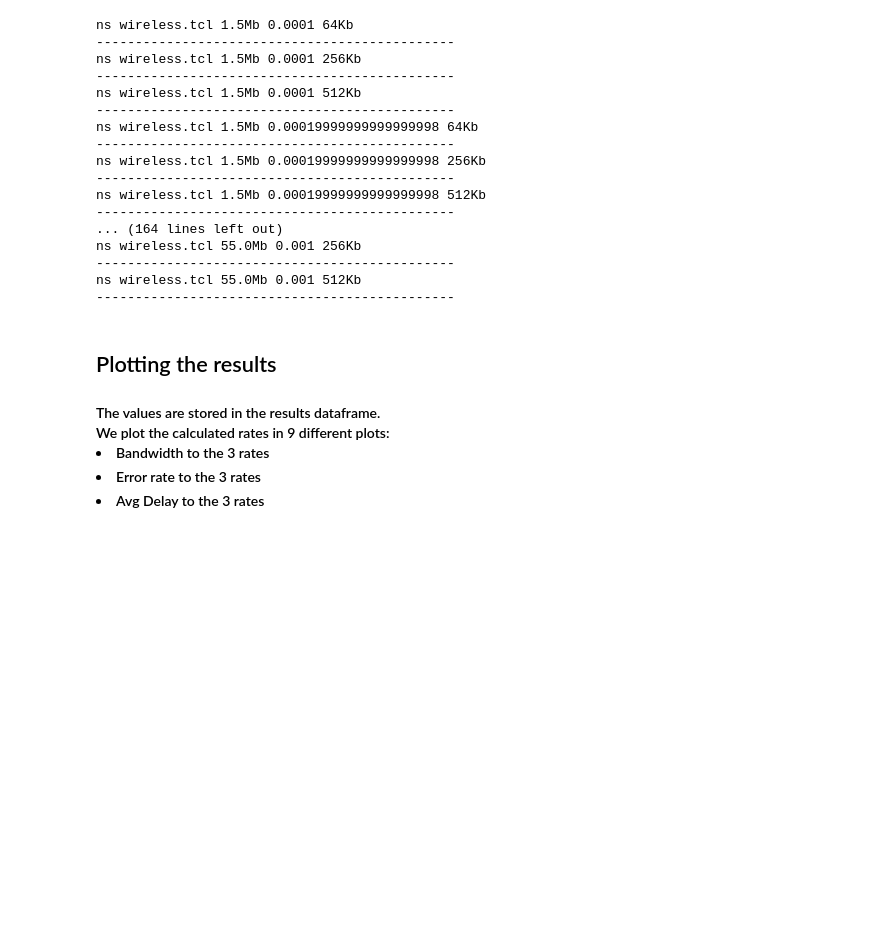
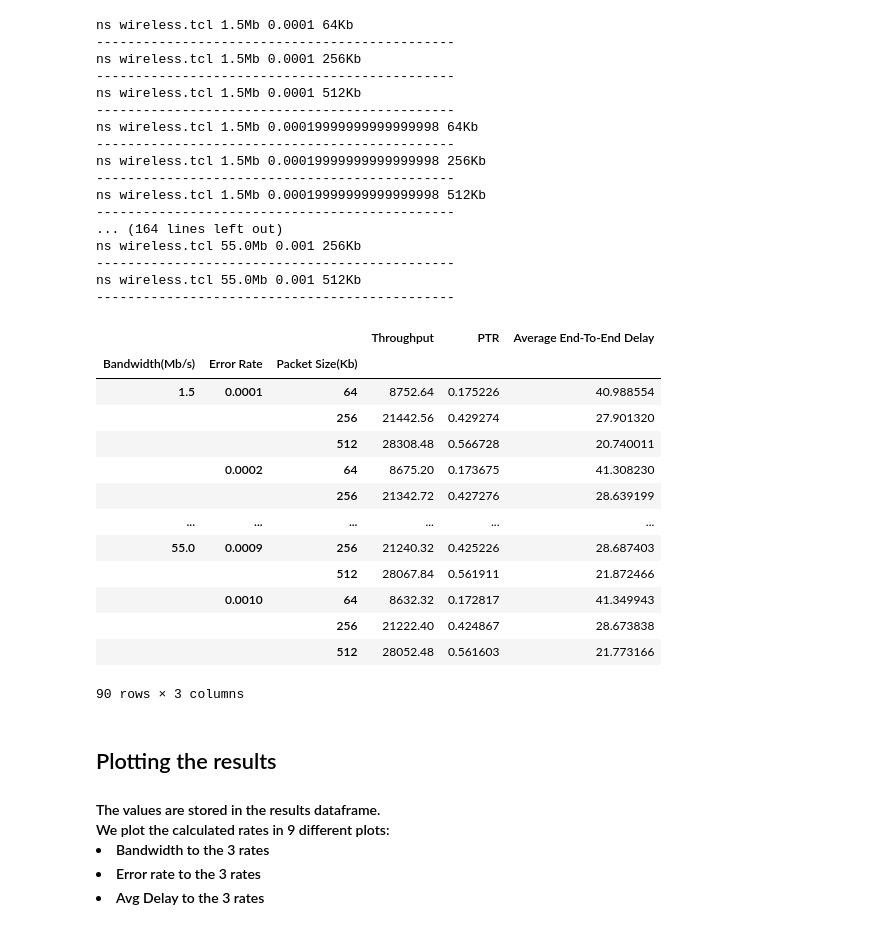
Before and after one commit to tahafkh/CN, a Jupyter notebook: Wireless-Network/Network_Analyzer.ipynb, the cells around one changed output. Cells and saved outputs as stored; diff of their text form; code cells hidden in the pictures; blank space fills up the shorter version.

```diff
--- a/Wireless-Network/Network_Analyzer.ipynb
+++ b/Wireless-Network/Network_Analyzer.ipynb
@@ -185,6 +185,23 @@ ns wireless.tcl 55.0Mb 0.001 256Kb
 ----------------------------------------------
 ns wireless.tcl 55.0Mb 0.001 512Kb
 ----------------------------------------------
+# %%
+results
+# %% [output]
+|  |  |  | Throughput | PTR | Average End-To-End Delay |
+| Bandwidth(Mb/s) | Error Rate | Packet Size(Kb) |  |  |  |
+| 1.5 | 0.0001 | 64 | 8752.64 | 0.175226 | 40.988554 |
+|  |  | 256 | 21442.56 | 0.429274 | 27.901320 |
+|  |  | 512 | 28308.48 | 0.566728 | 20.740011 |
+|  | 0.0002 | 64 | 8675.20 | 0.173675 | 41.308230 |
+|  |  | 256 | 21342.72 | 0.427276 | 28.639199 |
+| ... | ... | ... | ... | ... | ... |
+| 55.0 | 0.0009 | 256 | 21240.32 | 0.425226 | 28.687403 |
+|  |  | 512 | 28067.84 | 0.561911 | 21.872466 |
+|  | 0.0010 | 64 | 8632.32 | 0.172817 | 41.349943 |
+|  |  | 256 | 21222.40 | 0.424867 | 28.673838 |
+|  |  | 512 | 28052.48 | 0.561603 | 21.773166 |
+90 rows × 3 columns
 # %%
 unindexed_results = results.reset_index()
 # %% [markdown]
```
